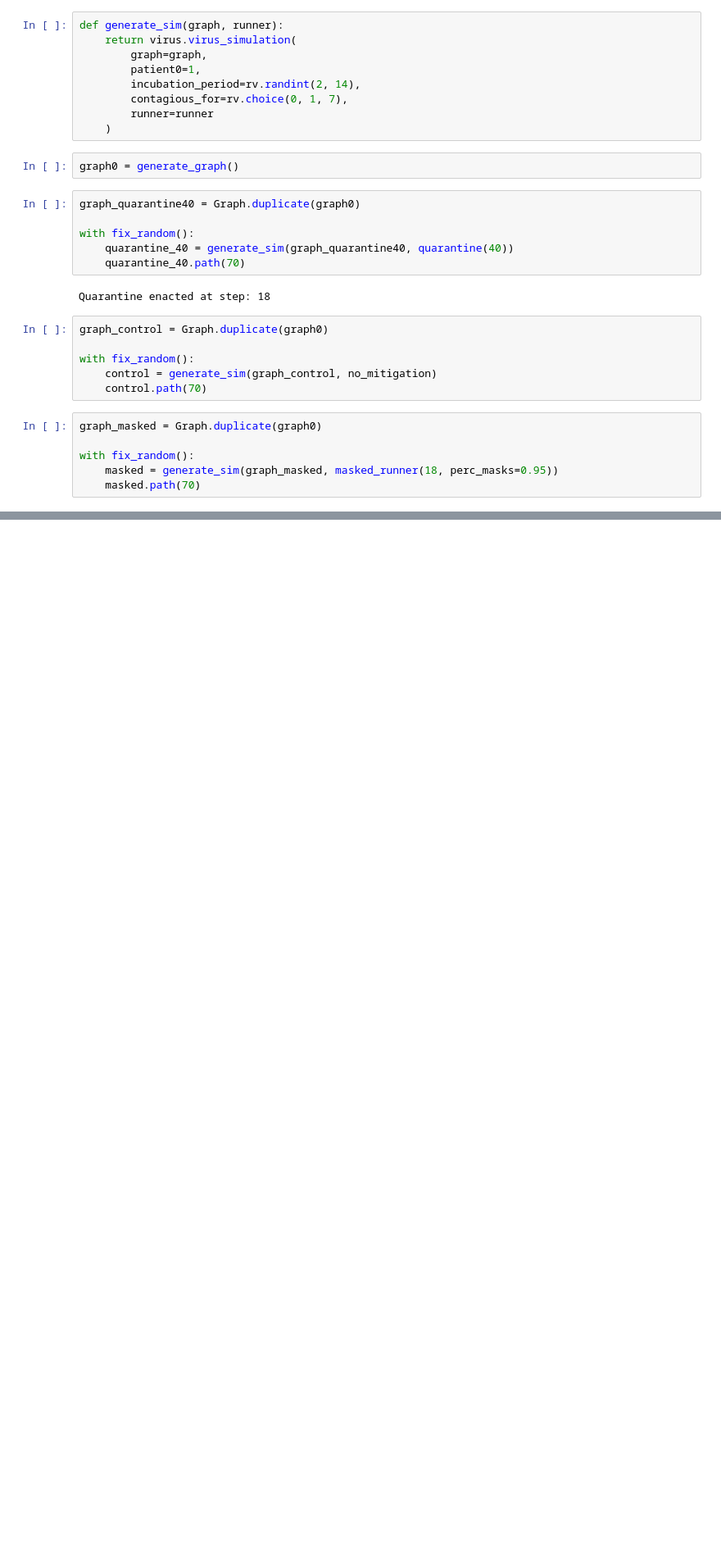
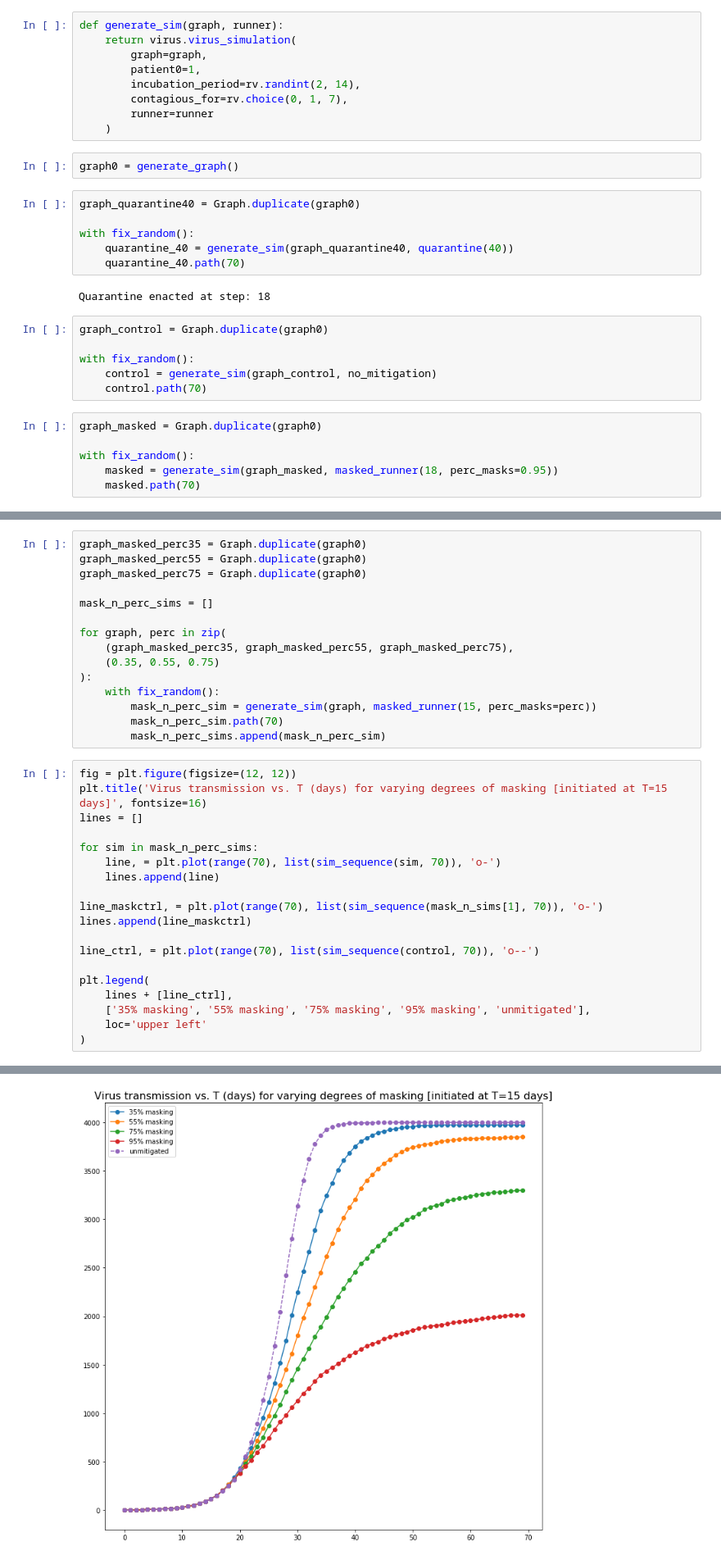
Before and after one commit to wxmann/network, a Jupyter notebook: virus-3-mitigation.ipynb, the cells around one changed output, grey strips where cells are left out. Shown: that part at 82% size. Saved outputs shown, nothing was run; the diff lists cells and outputs as text; blank space fills up the shorter version.

```diff
--- a/virus-3-mitigation.ipynb
+++ b/virus-3-mitigation.ipynb
@@ -155,0 +194,35 @@ plt.legend(lines, ['control', 'masked', 'quarantine'], loc='upper left')
+# %%
+graph_masked_perc35 = Graph.duplicate(graph0)
+graph_masked_perc55 = Graph.duplicate(graph0)
+graph_masked_perc75 = Graph.duplicate(graph0)
+
+mask_n_perc_sims = []
+
+for graph, perc in zip(
+    (graph_masked_perc35, graph_masked_perc55, graph_masked_perc75),
+    (0.35, 0.55, 0.75)
+):
+    with fix_random():
+        mask_n_perc_sim = generate_sim(graph, masked_runner(15, perc_masks=perc))
+        mask_n_perc_sim.path(70)
+        mask_n_perc_sims.append(mask_n_perc_sim)
+# %%
+fig = plt.figure(figsize=(12, 12))
+plt.title('Virus transmission vs. T (days) for varying degrees of masking [initiated at T=15 days]', fontsize=16)
+lines = []
+
+for sim in mask_n_perc_sims:
+    line, = plt.plot(range(70), list(sim_sequence(sim, 70)), 'o-')
+    lines.append(line)
+
+line_maskctrl, = plt.plot(range(70), list(sim_sequence(mask_n_sims[1], 70)), 'o-')
+lines.append(line_maskctrl)
+
+line_ctrl, = plt.plot(range(70), list(sim_sequence(control, 70)), 'o--')
+
+plt.legend(
+    lines + [line_ctrl],
+    ['35% masking', '55% masking', '75% masking', '95% masking', 'unmitigated'],
+    loc='upper left'
+)
+# %% [output]
@@ -155,0 +230 @@ plt.legend(lines, ['control', 'masked', 'quarantine'], loc='upper left')
+[figure, added]
```
Also changed, not shown: parts of 4 cells of this notebook.
